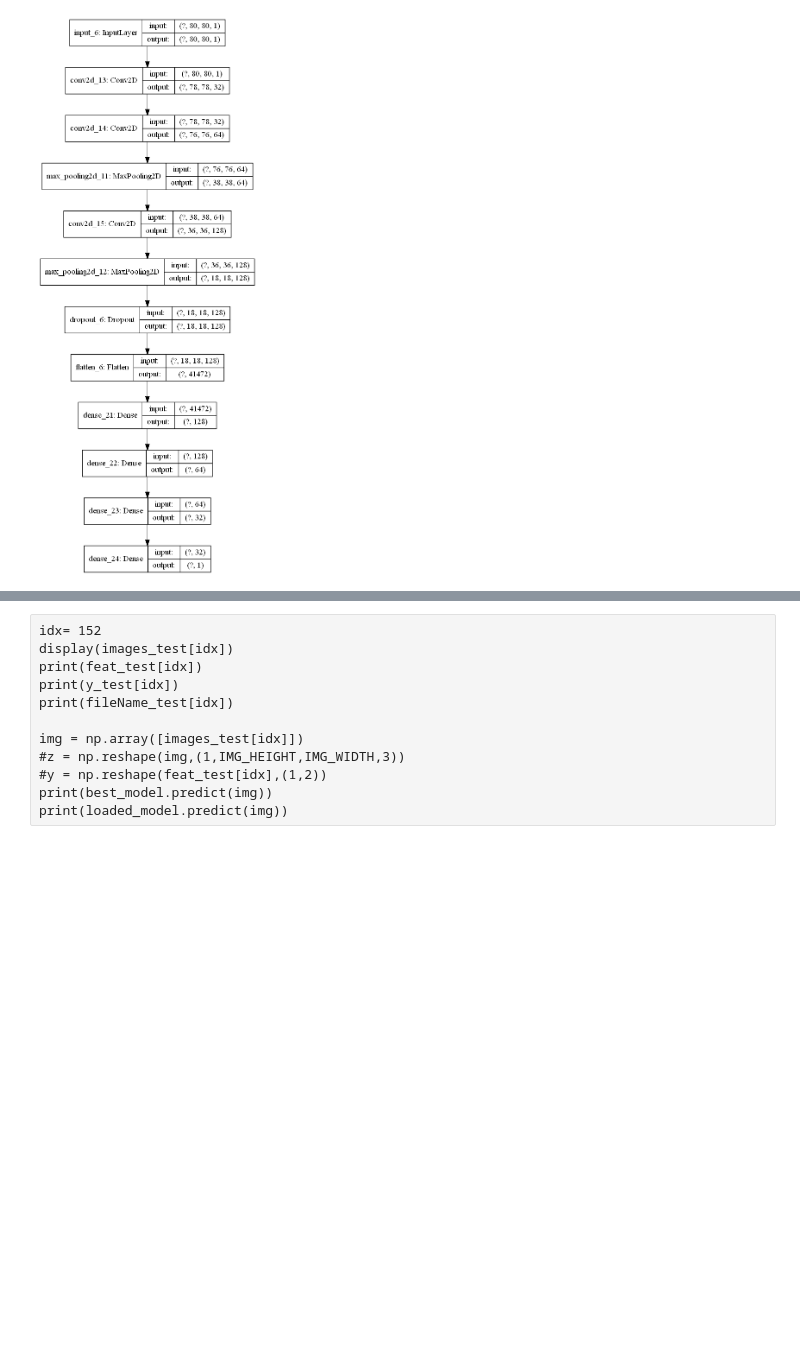
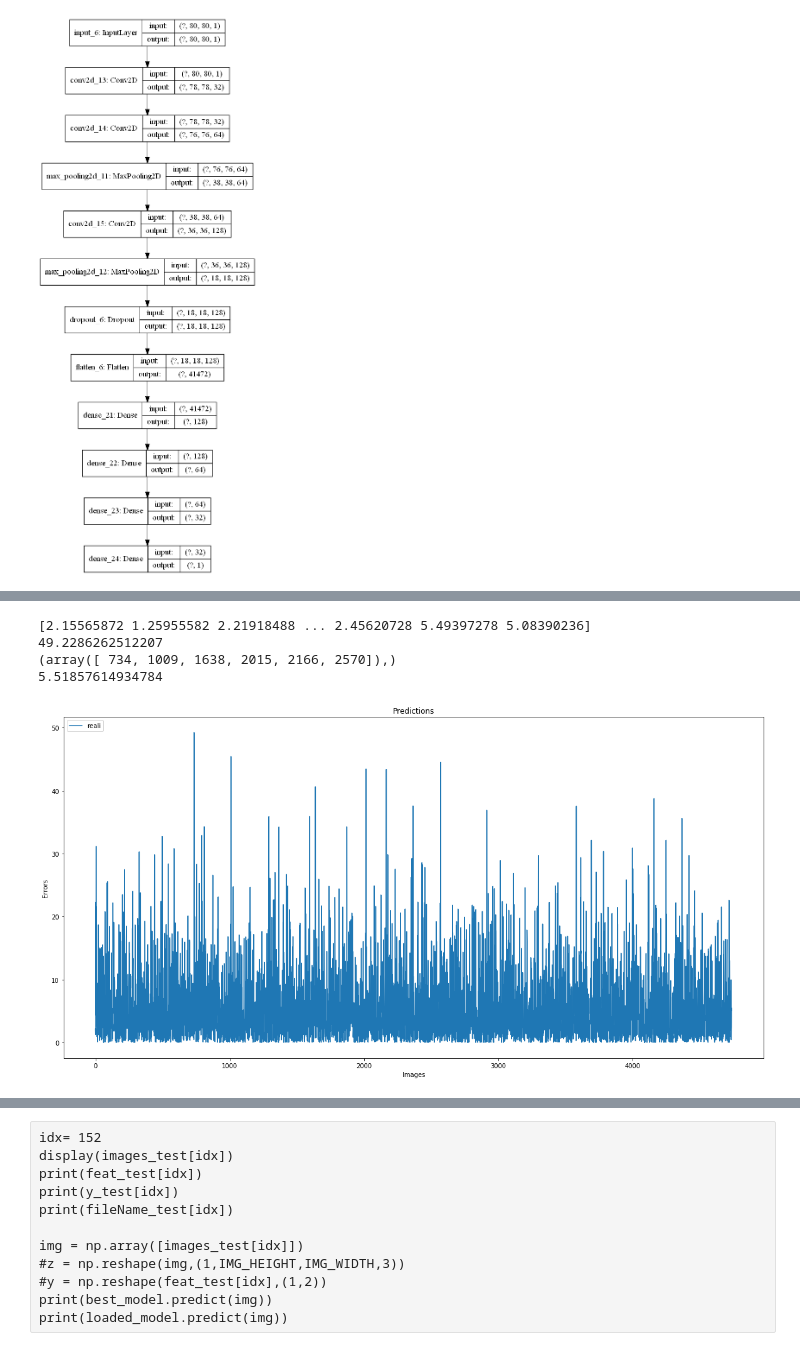
Before and after one commit to domenico97/AgeReg, a Jupyter notebook: AgeReg.ipynb, the cells around one changed output, grey strips where cells are left out. Saved outputs shown, nothing was run; the diff lists cells and outputs as text; code cells hidden in the pictures; blank space fills up the shorter version.

```diff
--- a/AgeReg.ipynb
+++ b/AgeReg.ipynb
@@ -433,0 +424,25 @@ plt.show()
+# %%
+#Differenza assoluta tra volori reali e valori predetti.
+predictions_age1 = np.squeeze(predictions_age1)
+dist = abs(y_test - predictions_age1)
+print(dist)
+print(np.amax(dist))
+#print(np.where(dist == np.amax(dist)))
+print(np.where(dist >= 40))
+print(np.mean(dist))
+
+fig = plt.figure(figsize=(20,10))
+ax1 = fig.add_subplot(1,1,1)
+plt.plot(dist)
+plt.title('Predictions')
+plt.ylabel('Errors')
+plt.xlabel('Images')
+plt.legend(['reali', 'predette'], loc='upper left')
+
+plt.show()
+# %% [output]
+[2.15565872 1.25955582 2.21918488 ... 2.45620728 5.49397278 5.08390236]
+49.2286262512207
+(array([ 734, 1009, 1638, 2015, 2166, 2570]),)
+5.51857614934784
+[figure, added]
```
Also changed, not shown: parts of 16 cells of this notebook.
